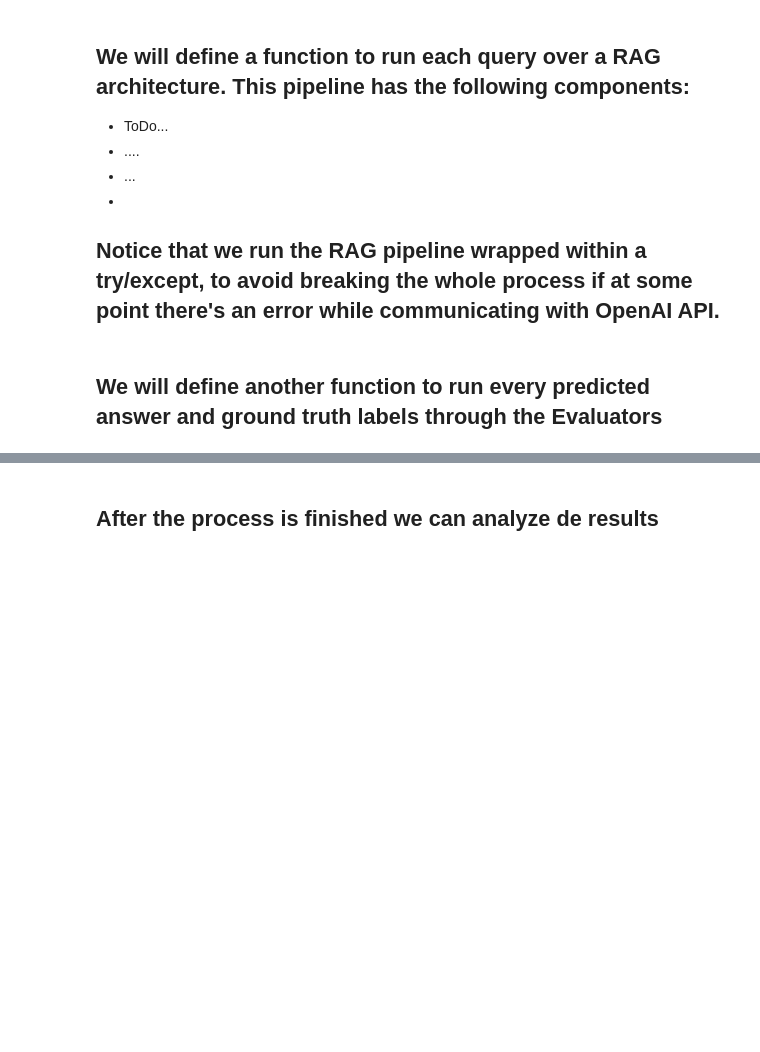
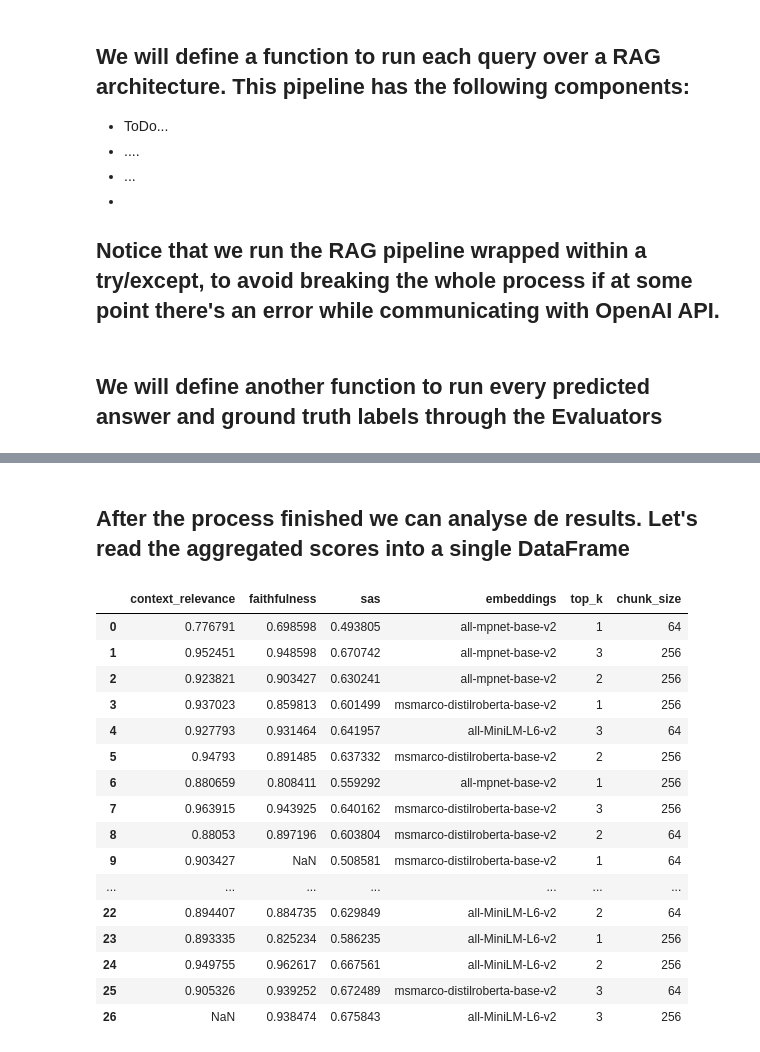
Before and after one commit to deepset-ai/haystack-evaluation, a Jupyter notebook: aragog_evaluation.ipynb, the cells around one changed output, grey strips where cells are left out. Drawn from its saved outputs; the diff is of its cells as text; code cells hidden in the pictures; blank space fills up the shorter version.

```diff
--- a/aragog_evaluation.ipynb
+++ b/aragog_evaluation.ipynb
@@ -164,4 +170,4 @@ def parameter_tuning(questions, answers):
 # %%
 parameter_tuning(questions, answers)
 # %% [markdown]
-## After the process is finished we can analyze de results
+## After the process finished we can analyse de results. Let's read the aggregated scores into a single DataFrame
@@ -167,0 +220,20 @@ parameter_tuning(questions, answers)
+# %%
+df
+# %% [output]
+|  | context_relevance | faithfulness | sas | embeddings | top_k | chunk_size |
+| 0 | 0.776791 | 0.698598 | 0.493805 | all-mpnet-base-v2 | 1 | 64 |
+| 1 | 0.952451 | 0.948598 | 0.670742 | all-mpnet-base-v2 | 3 | 256 |
+| 2 | 0.923821 | 0.903427 | 0.630241 | all-mpnet-base-v2 | 2 | 256 |
+| 3 | 0.937023 | 0.859813 | 0.601499 | msmarco-distilroberta-base-v2 | 1 | 256 |
+| 4 | 0.927793 | 0.931464 | 0.641957 | all-MiniLM-L6-v2 | 3 | 64 |
+| 5 | 0.94793 | 0.891485 | 0.637332 | msmarco-distilroberta-base-v2 | 2 | 256 |
+| 6 | 0.880659 | 0.808411 | 0.559292 | all-mpnet-base-v2 | 1 | 256 |
+| 7 | 0.963915 | 0.943925 | 0.640162 | msmarco-distilroberta-base-v2 | 3 | 256 |
+| 8 | 0.88053 | 0.897196 | 0.603804 | msmarco-distilroberta-base-v2 | 2 | 64 |
+| 9 | 0.903427 | NaN | 0.508581 | msmarco-distilroberta-base-v2 | 1 | 64 |
+| ... | ... | ... | ... | ... | ... | ... |
+| 22 | 0.894407 | 0.884735 | 0.629849 | all-MiniLM-L6-v2 | 2 | 64 |
+| 23 | 0.893335 | 0.825234 | 0.586235 | all-MiniLM-L6-v2 | 1 | 256 |
+| 24 | 0.949755 | 0.962617 | 0.667561 | all-MiniLM-L6-v2 | 2 | 256 |
+| 25 | 0.905326 | 0.939252 | 0.672489 | msmarco-distilroberta-base-v2 | 3 | 64 |
+| 26 | NaN | 0.938474 | 0.675843 | all-MiniLM-L6-v2 | 3 | 256 |
```
Also changed, not shown: parts of 11 cells of this notebook, 6 other files.
